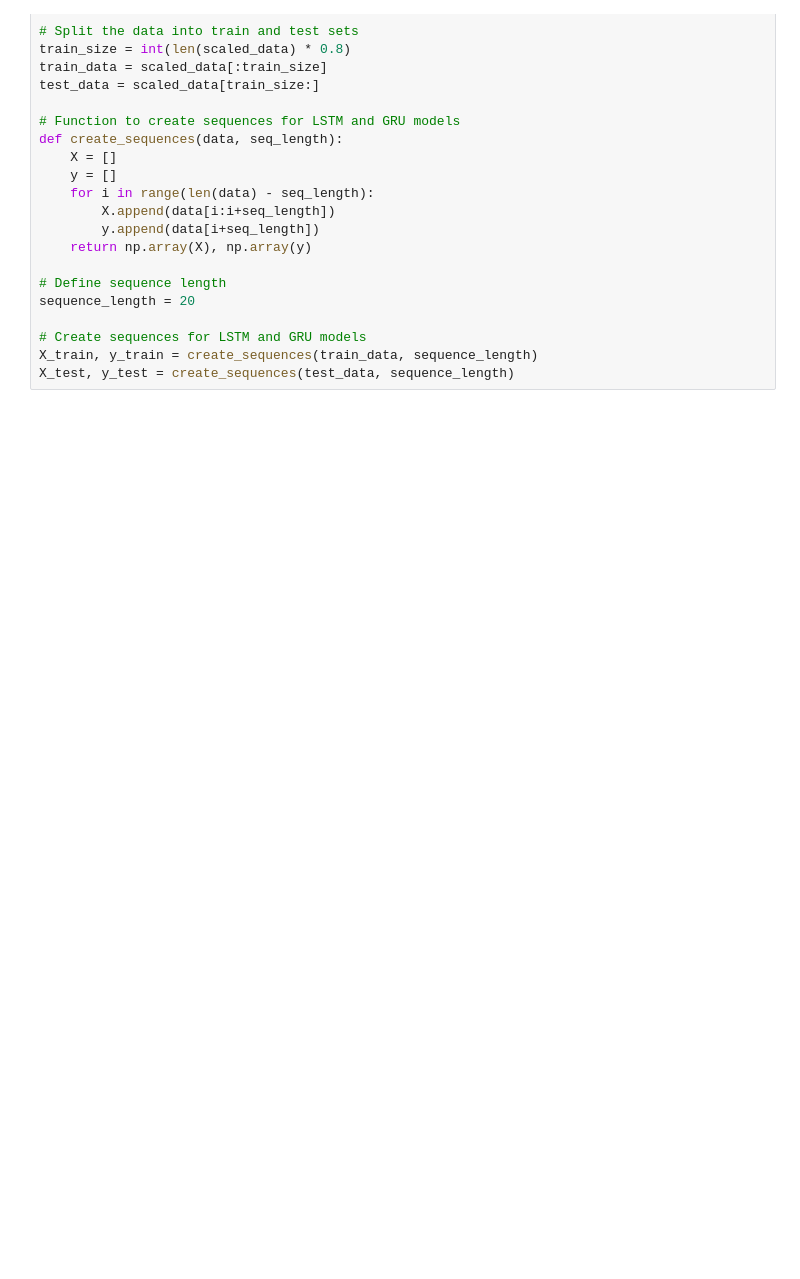
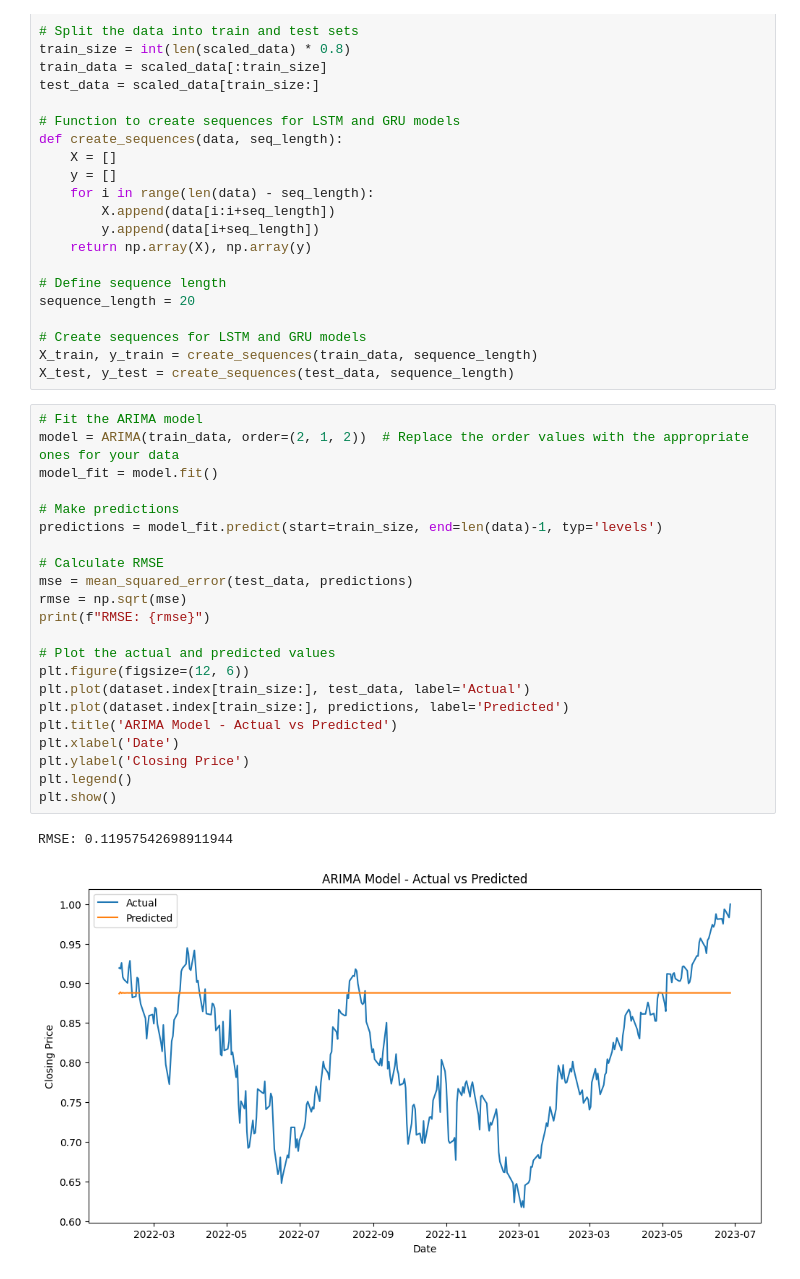
Before and after one commit to seigo07/RNN_Stock_Price_Prediction, a Jupyter notebook: src/test.ipynb, the cells around one changed output. Saved outputs shown, nothing was run; the diff lists cells and outputs as text; blank space fills up the shorter version.

```diff
--- a/src/test.ipynb
+++ b/src/test.ipynb
@@ -60,4 +60,29 @@ sequence_length = 20
 # Create sequences for LSTM and GRU models
 X_train, y_train = create_sequences(train_data, sequence_length)
 X_test, y_test = create_sequences(test_data, sequence_length)
+# %%
+# Fit the ARIMA model
+model = ARIMA(train_data, order=(2, 1, 2))  # Replace the order values with the appropriate ones for your data
+model_fit = model.fit()
+
+# Make predictions
+predictions = model_fit.predict(start=train_size, end=len(data)-1, typ='levels')
+
+# Calculate RMSE
+mse = mean_squared_error(test_data, predictions)
+rmse = np.sqrt(mse)
+print(f"RMSE: {rmse}")
+
+# Plot the actual and predicted values
+plt.figure(figsize=(12, 6))
+plt.plot(dataset.index[train_size:], test_data, label='Actual')
+plt.plot(dataset.index[train_size:], predictions, label='Predicted')
+plt.title('ARIMA Model - Actual vs Predicted')
+plt.xlabel('Date')
+plt.ylabel('Closing Price')
+plt.legend()
+plt.show()
+# %% [output]
+RMSE: 0.11957542698911944
+[figure, added]
 # %%
```
Also changed, not shown: parts of 5 cells of this notebook.
